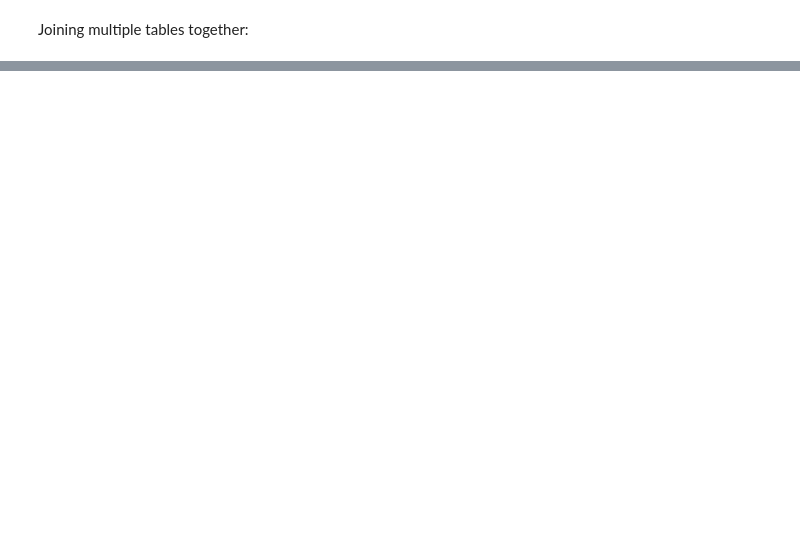
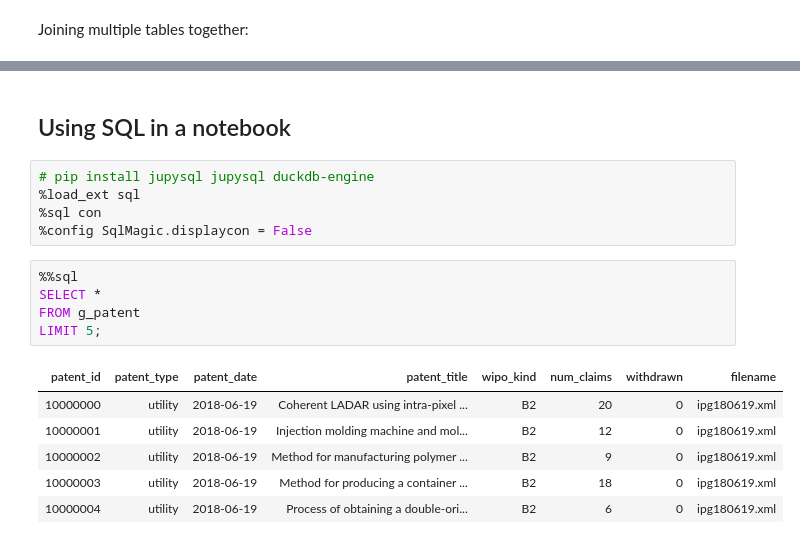
Before and after one commit to PatentsView/PatentsView-Code-Snippets, a Jupyter notebook: 03_bulk_download_read_in/Python Scripts/duckdb_example.ipynb, the cells around one changed output, grey strips where cells are left out. Drawn from its saved outputs; the diff is of its cells as text; blank space fills up the shorter version.

Commit message:
add in-notebook sql example

```diff
--- a/03_bulk_download_read_in/Python Scripts/duckdb_example.ipynb
+++ b/03_bulk_download_read_in/Python Scripts/duckdb_example.ipynb
@@ -121,2 +121,21 @@ rawinventor.join(rawlocation, "rawlocation_id", how="left").join(patent, "patent
 │ ? rows (>9999 rows, 20 shown)                                                                                                                                                                          ...
 └─────────────────────────────────────────────────────────────────────────────────────────────────────────────────────────────────────────────────────────────────────────────────────────────────────── ...
+# %% [markdown]
+## Using SQL in a notebook
+# %%
+# pip install jupysql jupysql duckdb-engine
+%load_ext sql
+%sql con
+%config SqlMagic.displaycon = False
+# %%
+%%sql
+SELECT *
+FROM g_patent
+LIMIT 5;
+# %% [output]
+| patent_id | patent_type | patent_date | patent_title | wipo_kind | num_claims | withdrawn | filename |
+| 10000000 | utility | 2018-06-19 | Coherent LADAR using intra-pixel ... | B2 | 20 | 0 | ipg180619.xml |
+| 10000001 | utility | 2018-06-19 | Injection molding machine and mol... | B2 | 12 | 0 | ipg180619.xml |
+| 10000002 | utility | 2018-06-19 | Method for manufacturing polymer ... | B2 | 9 | 0 | ipg180619.xml |
+| 10000003 | utility | 2018-06-19 | Method for producing a container ... | B2 | 18 | 0 | ipg180619.xml |
+| 10000004 | utility | 2018-06-19 | Process of obtaining a double-ori... | B2 | 6 | 0 | ipg180619.xml |
```
Also changed, not shown: parts of 1 cell of this notebook.
